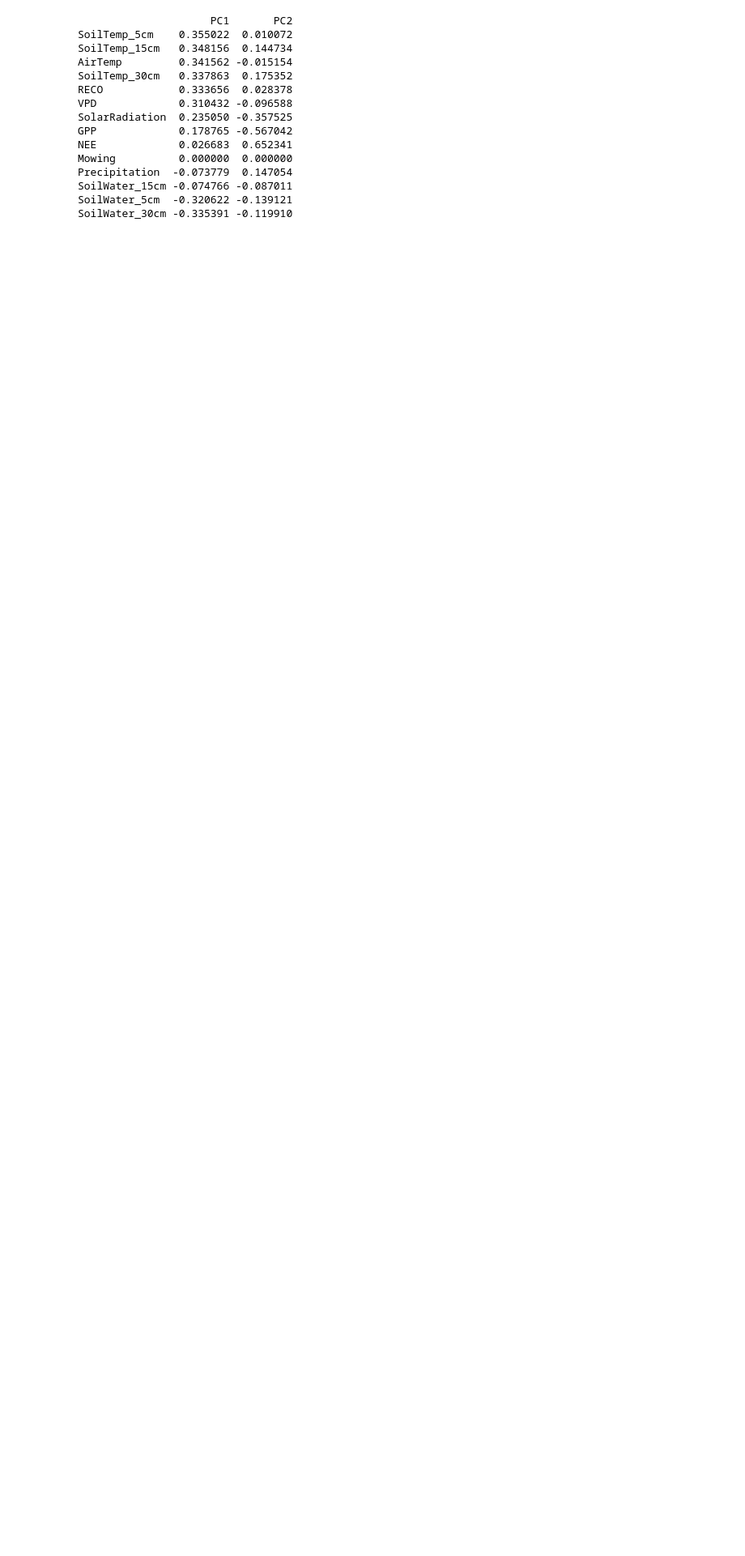
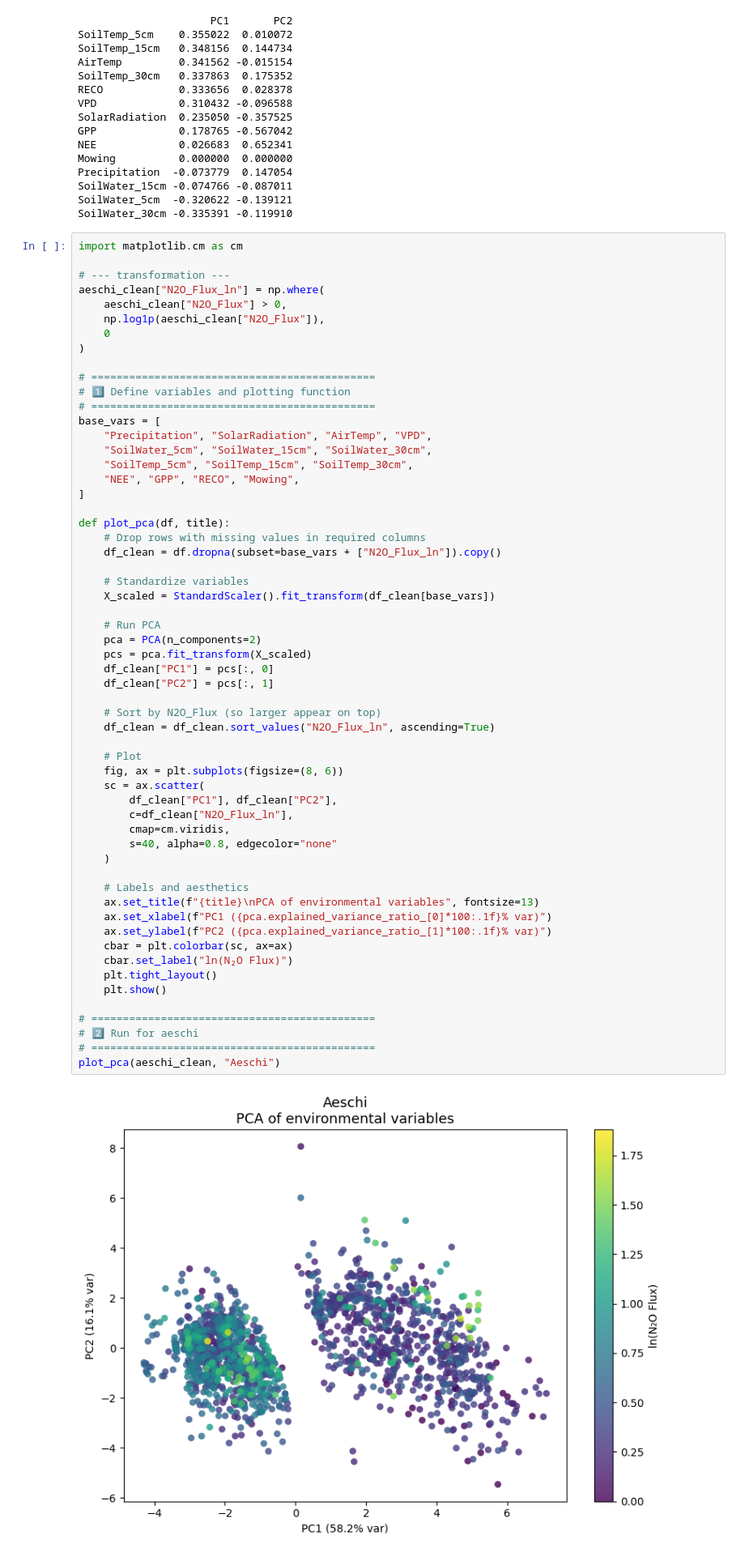
Before and after one commit to AndreasHiropedi/N2O_Emissions_Prediction, a Jupyter notebook: data_exploration/data_exploration_aeschi.ipynb, the cells around one changed output. Shown at 81% size. Drawn from its saved outputs; the diff is of its cells as text; blank space fills up the shorter version.

Commit message:
added pca and tsne for ln scale

```diff
--- a/data_exploration/data_exploration_aeschi.ipynb
+++ b/data_exploration/data_exploration_aeschi.ipynb
@@ -216,6 +216,66 @@ Precipitation  -0.073779  0.147054
 SoilWater_15cm -0.074766 -0.087011
 SoilWater_5cm  -0.320622 -0.139121
 SoilWater_30cm -0.335391 -0.119910
+# %%
+import matplotlib.cm as cm
+
+# --- transformation ---
+aeschi_clean["N2O_Flux_ln"] = np.where(
+    aeschi_clean["N2O_Flux"] > 0,
+    np.log1p(aeschi_clean["N2O_Flux"]),
+    0
+)
+
+# =============================================
+# 1️⃣ Define variables and plotting function
+# =============================================
+base_vars = [
+    "Precipitation", "SolarRadiation", "AirTemp", "VPD",
+    "SoilWater_5cm", "SoilWater_15cm", "SoilWater_30cm",
+    "SoilTemp_5cm", "SoilTemp_15cm", "SoilTemp_30cm",
+    "NEE", "GPP", "RECO", "Mowing",
+]
+
+def plot_pca(df, title):
+    # Drop rows with missing values in required columns
+    df_clean = df.dropna(subset=base_vars + ["N2O_Flux_ln"]).copy()
+
+    # Standardize variables
+    X_scaled = StandardScaler().fit_transform(df_clean[base_vars])
+
+    # Run PCA
+    pca = PCA(n_components=2)
+    pcs = pca.fit_transform(X_scaled)
+    df_clean["PC1"] = pcs[:, 0]
+    df_clean["PC2"] = pcs[:, 1]
+
+    # Sort by N2O_Flux (so larger appear on top)
+    df_clean = df_clean.sort_values("N2O_Flux_ln", ascending=True)
+
+    # Plot
+    fig, ax = plt.subplots(figsize=(8, 6))
+    sc = ax.scatter(
+        df_clean["PC1"], df_clean["PC2"],
+        c=df_clean["N2O_Flux_ln"],
+        cmap=cm.viridis,
+        s=40, alpha=0.8, edgecolor="none"
+    )
+
+    # Labels and aesthetics
+    ax.set_title(f"{title}\nPCA of environmental variables", fontsize=13)
+    ax.set_xlabel(f"PC1 ({pca.explained_variance_ratio_[0]*100:.1f}% var)")
+    ax.set_ylabel(f"PC2 ({pca.explained_variance_ratio_[1]*100:.1f}% var)")
+    cbar = plt.colorbar(sc, ax=ax)
+    cbar.set_label("ln(N₂O Flux)")
+    plt.tight_layout()
+    plt.show()
+
+# =============================================
+# 2️⃣ Run for aeschi
+# =============================================
+plot_pca(aeschi_clean, "Aeschi")
+# %% [output]
+[figure, added]
 # %% [markdown]
 # t-SNE plots
 # %%
```
Also changed, not shown: parts of 1 cell of this notebook, 1 other file.
